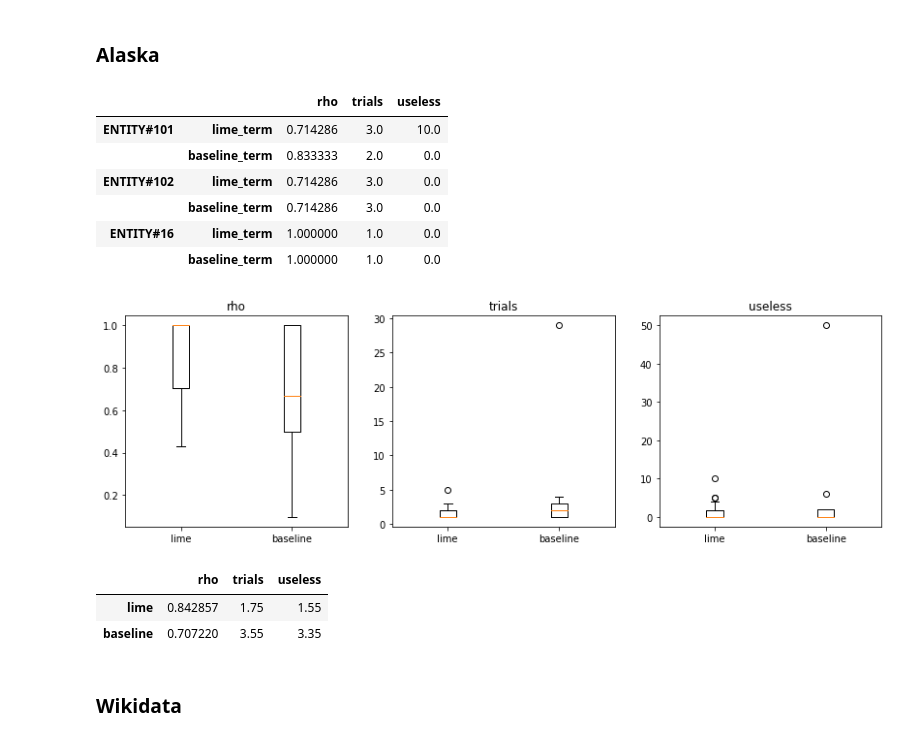
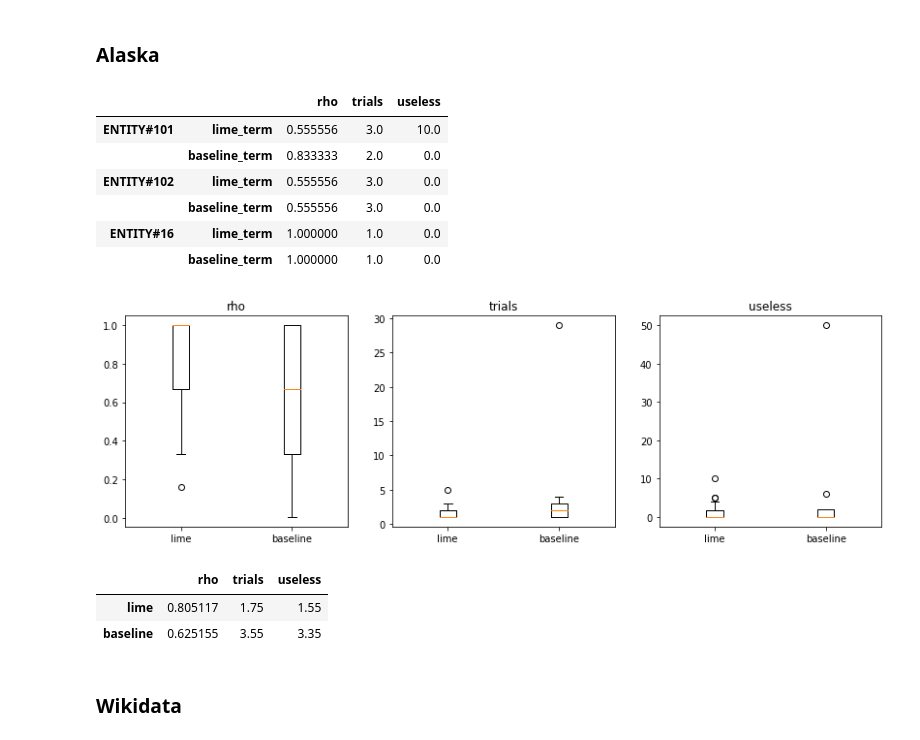
Before and after one commit to jermathew/E2L, a Jupyter notebook: notebooks/rank-evaluation/strategies.ipynb, the cells around one changed output. Cells and saved outputs as stored; diff of their text form; code cells hidden in the pictures.

```diff
--- a/notebooks/rank-evaluation/strategies.ipynb
+++ b/notebooks/rank-evaluation/strategies.ipynb
@@ -38,7 +38,7 @@ def tokenize(s):
 def get_entities(xlsx):
     return dict([(s, xlsx.parse(s)) for s in xlsx.sheet_names])
 # %%
-def rho(guess, target_tokens):
+def rho(guess, target_tokens, alpha=1):
     t = set(target_tokens)
     n = len(t)
     useless = 0
@@ -50,15 +50,15 @@ def rho(guess, target_tokens):
         useless += len(u)
         if len(t) == 0:
             break
-    return n / (i + n), i + 1, useless
+    return n / (np.power(i, alpha) + n), i + 1, useless
 
-def evaluate(data):
+def evaluate(data, alpha=1):
     out = {}
     for eid, e in data.items():
         target = tokenize(e.target.values[0])
         models = [x for x in e.columns if x != 'target']
         for model in models:
-            r, i, u = rho(e[model], target)
+            r, i, u = rho(e[model], target, alpha=alpha)
             out[(eid, model)] = {'rho': r, 'trials': i, 'useless': u}
     return pd.DataFrame(out).T
 # %% [markdown]
@@ -70,14 +70,14 @@ alaska_xl = pd.ExcelFile('https://island.ricerca.di.unimi.it/~alfio/shared/lime2
 wiki_xl = pd.ExcelFile('https://island.ricerca.di.unimi.it/~alfio/shared/lime2label/top_n_wikidata_v2.xlsx')
 # %%
 alaska_entities = get_entities(alaska_xl)
-alaska = evaluate(alaska_entities)
+alaska = evaluate(alaska_entities, alpha=2)
 alaska.head(6)
 # %% [output]
 |  |  | rho | trials | useless |
-| ENTITY#101 | lime_term | 0.714286 | 3.0 | 10.0 |
+| ENTITY#101 | lime_term | 0.555556 | 3.0 | 10.0 |
 |  | baseline_term | 0.833333 | 2.0 | 0.0 |
-| ENTITY#102 | lime_term | 0.714286 | 3.0 | 0.0 |
-|  | baseline_term | 0.714286 | 3.0 | 0.0 |
+| ENTITY#102 | lime_term | 0.555556 | 3.0 | 0.0 |
+|  | baseline_term | 0.555556 | 3.0 | 0.0 |
 | ENTITY#16 | lime_term | 1.000000 | 1.0 | 0.0 |
 |  | baseline_term | 1.000000 | 1.0 | 0.0 |
 # %%
@@ -95,13 +95,13 @@ for i, measure in enumerate(['rho', 'trials', 'useless']):
 plt.show()
 A = pd.DataFrame(avg).T
 # %% [output]
-[figure, old version]
+[figure, new version]
 # %%
 A
 # %% [output]
 |  | rho | trials | useless |
-| lime | 0.842857 | 1.75 | 1.55 |
-| baseline | 0.707220 | 3.55 | 3.35 |
+| lime | 0.805117 | 1.75 | 1.55 |
+| baseline | 0.625155 | 3.55 | 3.35 |
 # %% [markdown]
 ### Wikidata
 # %%
```
Also changed, not shown: parts of 7 cells of this notebook.
